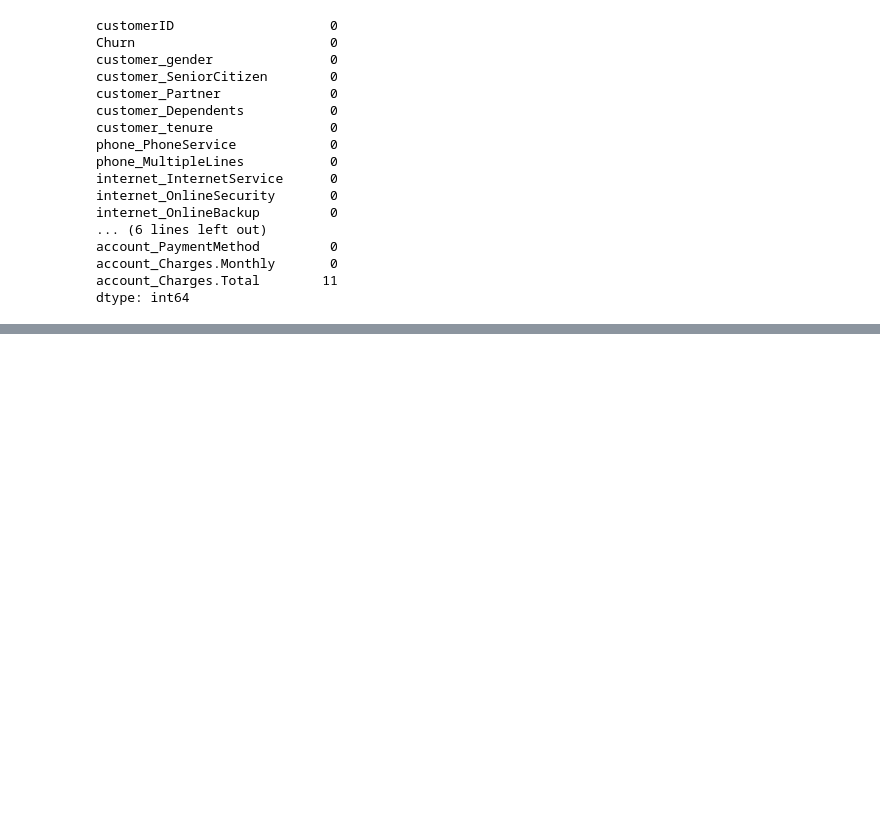
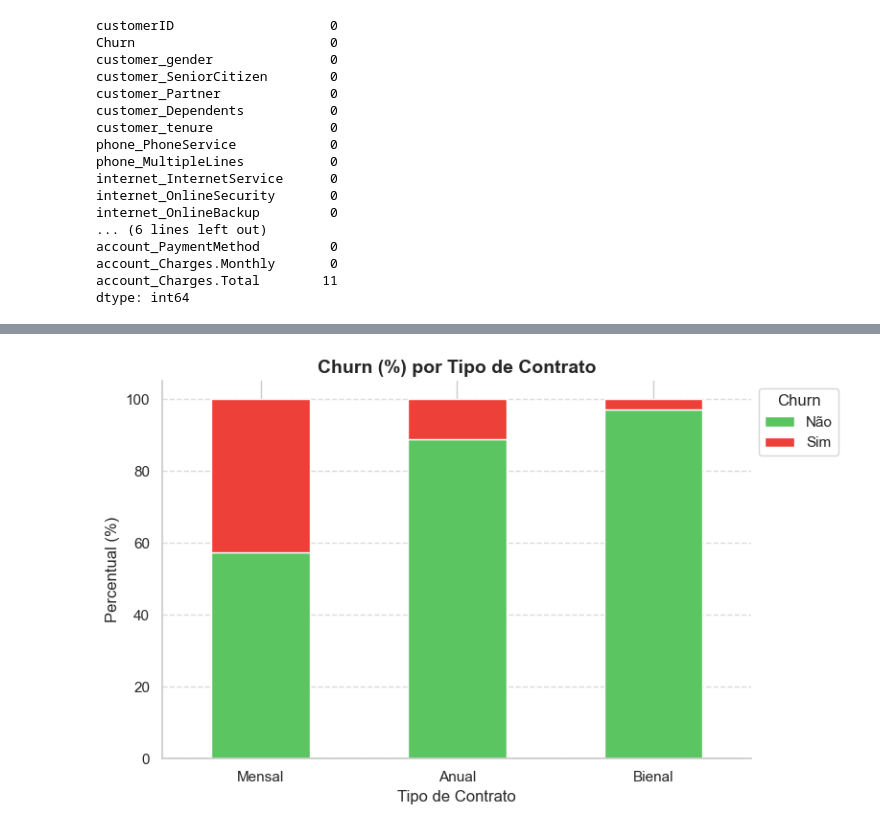
Before and after one commit to KattyL/TelecomX-Katturyn, a Jupyter notebook: TelecomX_BR.ipynb, the cells around one changed output, grey strips where cells are left out. Saved outputs shown, nothing was run; the diff lists cells and outputs as text; code cells hidden in the pictures; blank space fills up the shorter version.

```diff
--- a/TelecomX_BR.ipynb
+++ b/TelecomX_BR.ipynb
@@ -174,0 +448,37 @@ plt.show()
+# %%
+churn_contrato = pd.crosstab(
+    df['account_Contract'], df['Churn'], normalize='index') * 100
+churn_contrato.columns = ['Não', 'Sim']
+
+color_nao = '#5bc561'
+color_sim = '#ed4039'
+
+ax = churn_contrato.plot(
+    kind='bar',
+    stacked=True,
+    color=[color_nao, color_sim],
+    figsize=(8, 5)
+)
+
+traducao_contratos = {
+    'Month-to-month': 'Mensal',
+    'One year': 'Anual',
+    'Two year': 'Bienal'
+}
+
+rótulos_traduzidos = [traducao_contratos.get(label.get_text(), label.get_text()) for label in ax.get_xticklabels()]
+ax.set_xticklabels(rótulos_traduzidos, rotation=0)
+
+ax.set_title('Churn (%) por Tipo de Contrato', fontsize=14, fontweight='bold')
+ax.set_ylabel('Percentual (%)', fontsize=12)
+ax.set_xlabel('Tipo de Contrato', fontsize=12)
+ax.legend(title='Churn', loc='upper left', bbox_to_anchor=(1,1))
+ax.spines['top'].set_visible(False)
+ax.spines['right'].set_visible(False)
+
+ax.grid(axis='y', linestyle='--', alpha=0.7)
+
+plt.tight_layout()
+plt.show()
+# %% [output]
+[figure, added]
```
Also changed, not shown: parts of 37 cells of this notebook, 1 other file.
